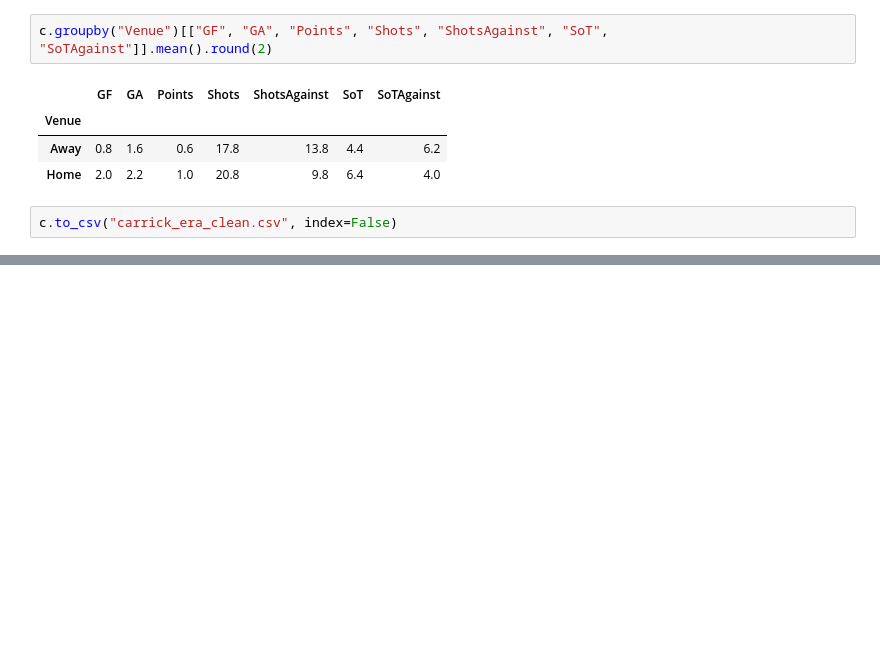
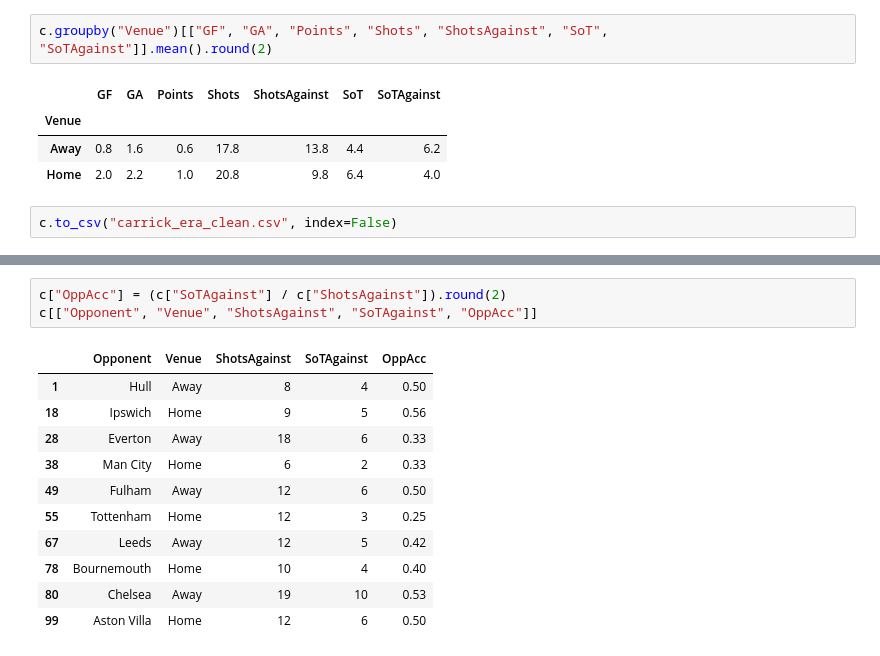
Before and after one commit to shadman-nowrose/football-analytics, a Jupyter notebook: manchester-united-manager-change/01_data_check.ipynb, the cells around one changed output, grey strips where cells are left out. Drawn from its saved outputs; the diff is of its cells as text; blank space fills up the shorter version.

```diff
--- a/manchester-united-manager-change/01_data_check.ipynb
+++ b/manchester-united-manager-change/01_data_check.ipynb
@@ -121,0 +219,15 @@ c.to_csv("carrick_era_clean.csv", index=False)
+# %%
+c["OppAcc"] = (c["SoTAgainst"] / c["ShotsAgainst"]).round(2)
+c[["Opponent", "Venue", "ShotsAgainst", "SoTAgainst", "OppAcc"]]
+# %% [output]
+|  | Opponent | Venue | ShotsAgainst | SoTAgainst | OppAcc |
+| 1 | Hull | Away | 8 | 4 | 0.50 |
+| 18 | Ipswich | Home | 9 | 5 | 0.56 |
+| 28 | Everton | Away | 18 | 6 | 0.33 |
+| 38 | Man City | Home | 6 | 2 | 0.33 |
+| 49 | Fulham | Away | 12 | 6 | 0.50 |
+| 55 | Tottenham | Home | 12 | 3 | 0.25 |
+| 67 | Leeds | Away | 12 | 5 | 0.42 |
+| 78 | Bournemouth | Home | 10 | 4 | 0.40 |
+| 80 | Chelsea | Away | 19 | 10 | 0.53 |
+| 99 | Aston Villa | Home | 12 | 6 | 0.50 |
```
Also changed, not shown: parts of 7 cells of this notebook, 1 other file.
